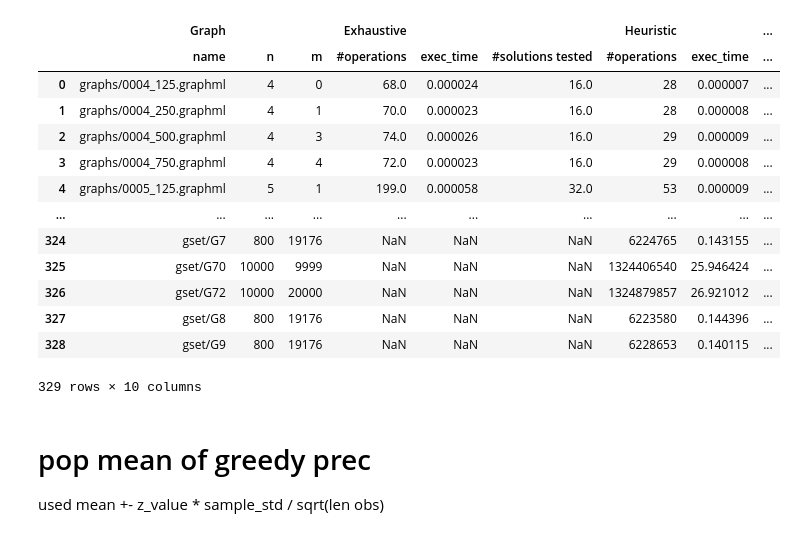
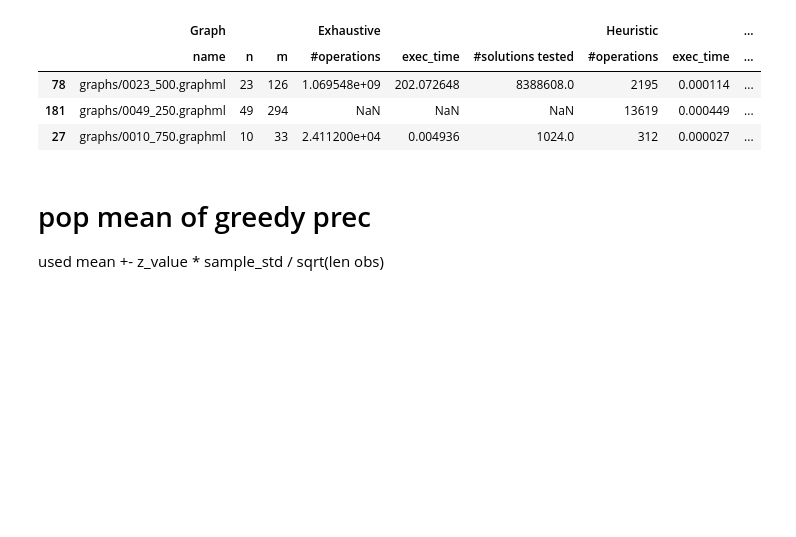
Before and after one commit to Hugoverissimo21/max-weighted-cut, a Jupyter notebook: Untitled benchmarks.ipynb, the cells around one changed output. Saved outputs shown, nothing was run; the diff lists cells and outputs as text; code cells hidden in the pictures; blank space fills up the shorter version.

```diff
--- a/Untitled benchmarks.ipynb
+++ b/Untitled benchmarks.ipynb
@@ -1,27 +1,18 @@
 # %%
 import pandas as pd
 import numpy as np
 from scipy import stats
 import matplotlib.pyplot as plt
 import matplotlib.ticker as ticker
 
 df = pd.read_excel("results.xlsx", header=[0,1], index_col=0)
-df
+df.sample(3)
 # %% [output]
 |  | Graph |  |  | Exhaustive |  |  | Heuristic |  | ... |
 |  | name | n | m | #operations | exec_time | #solutions tested | #operations | exec_time | ... |
-| 0 | graphs/0004_125.graphml | 4 | 0 | 68.0 | 0.000024 | 16.0 | 28 | 0.000007 | ... |
-| 1 | graphs/0004_250.graphml | 4 | 1 | 70.0 | 0.000023 | 16.0 | 28 | 0.000008 | ... |
-| 2 | graphs/0004_500.graphml | 4 | 3 | 74.0 | 0.000026 | 16.0 | 29 | 0.000009 | ... |
-| 3 | graphs/0004_750.graphml | 4 | 4 | 72.0 | 0.000023 | 16.0 | 29 | 0.000008 | ... |
-| 4 | graphs/0005_125.graphml | 5 | 1 | 199.0 | 0.000058 | 32.0 | 53 | 0.000009 | ... |
-| ... | ... | ... | ... | ... | ... | ... | ... | ... | ... |
-| 324 | gset/G7 | 800 | 19176 | NaN | NaN | NaN | 6224765 | 0.143155 | ... |
-| 325 | gset/G70 | 10000 | 9999 | NaN | NaN | NaN | 1324406540 | 25.946424 | ... |
-| 326 | gset/G72 | 10000 | 20000 | NaN | NaN | NaN | 1324879857 | 26.921012 | ... |
-| 327 | gset/G8 | 800 | 19176 | NaN | NaN | NaN | 6223580 | 0.144396 | ... |
-| 328 | gset/G9 | 800 | 19176 | NaN | NaN | NaN | 6228653 | 0.140115 | ... |
+| 78 | graphs/0023_500.graphml | 23 | 126 | 1.069548e+09 | 202.072648 | 8388608.0 | 2195 | 0.000114 | ... |
+| 181 | graphs/0049_250.graphml | 49 | 294 | NaN | NaN | NaN | 13619 | 0.000449 | ... |
+| 27 | graphs/0010_750.graphml | 10 | 33 | 2.411200e+04 | 0.004936 | 1024.0 | 312 | 0.000027 | ... |
-329 rows × 10 columns
 # %% [markdown]
 # pop mean of greedy prec
 
```
Also changed, not shown: parts of 9 cells of this notebook.
